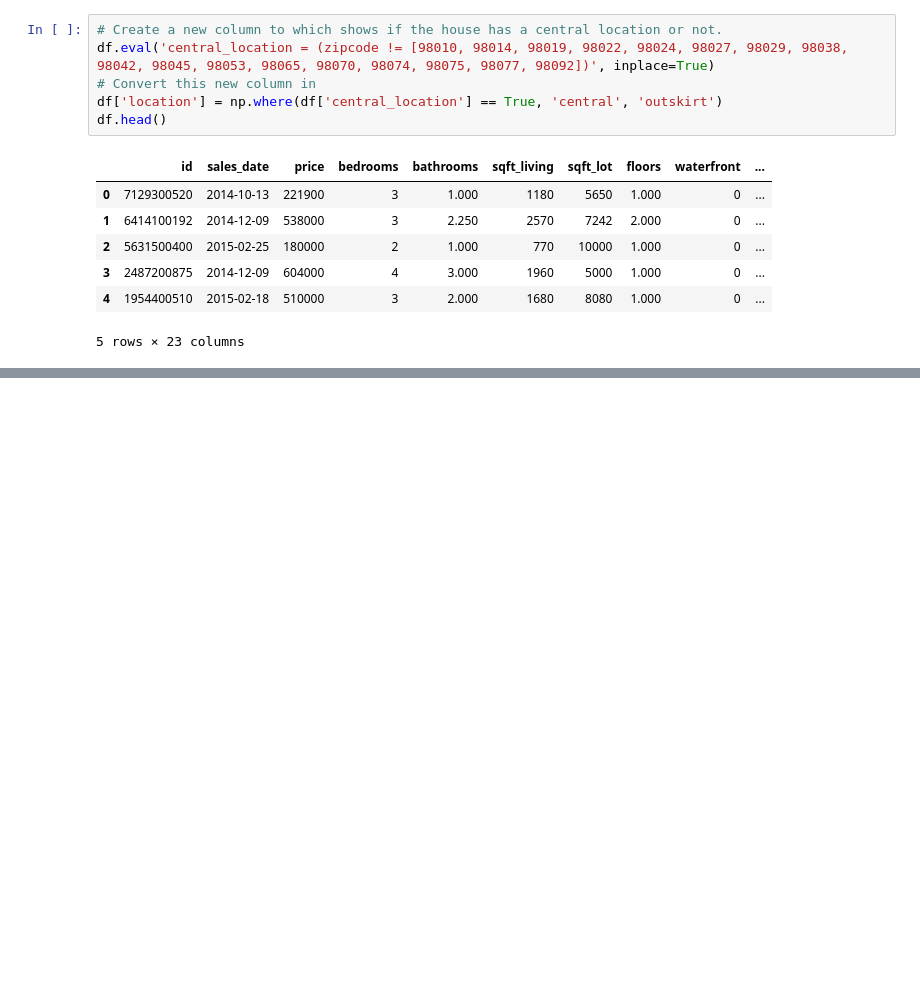
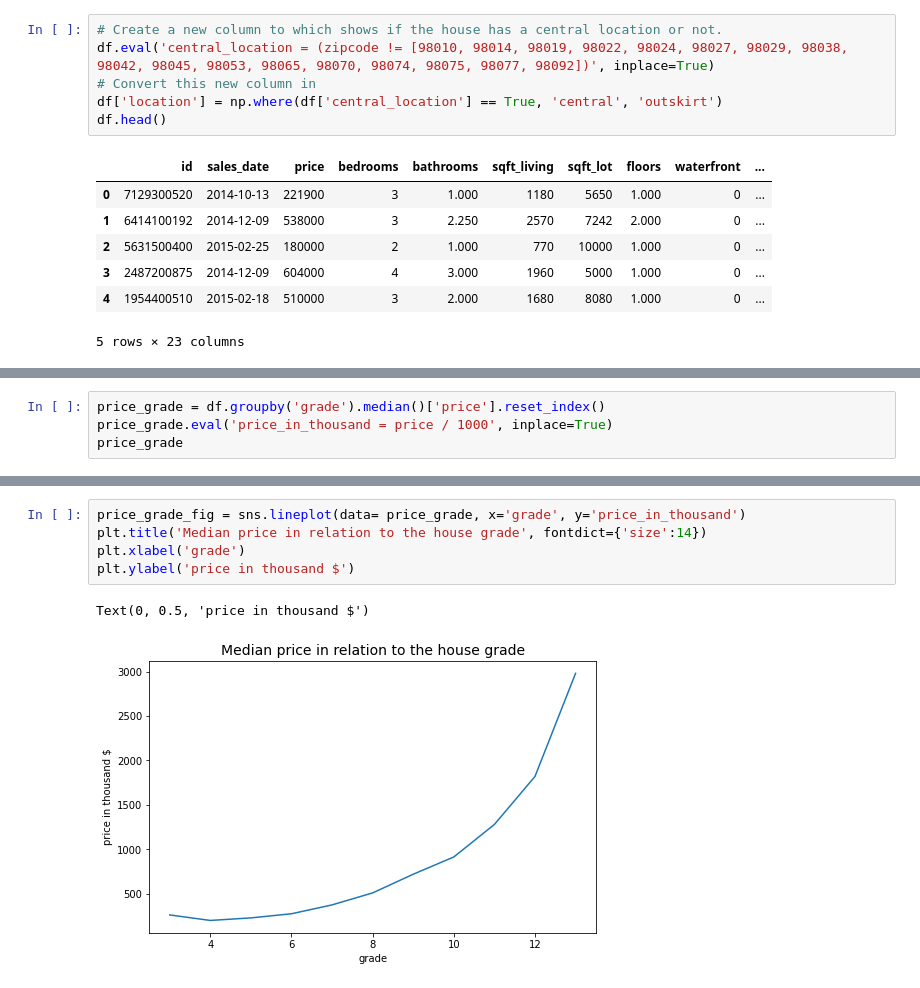
Before and after one commit to langer-net/first-eda-project, a Jupyter notebook: EDA.ipynb, the cells around one changed output, grey strips where cells are left out. Drawn from its saved outputs; the diff is of its cells as text; blank space fills up the shorter version.

```diff
--- a/EDA.ipynb
+++ b/EDA.ipynb
@@ -253,0 +324,4 @@ fig.show(config={'scrollZoom': False})
+# %%
+price_grade = df.groupby('grade').median()['price'].reset_index()
+price_grade.eval('price_in_thousand = price / 1000', inplace=True)
+price_grade
@@ -253,0 +347,8 @@ fig.show(config={'scrollZoom': False})
+# %%
+price_grade_fig = sns.lineplot(data= price_grade, x='grade', y='price_in_thousand')
+plt.title('Median price in relation to the house grade', fontdict={'size':14})
+plt.xlabel('grade')
+plt.ylabel('price in thousand $')
+# %% [output]
+Text(0, 0.5, 'price in thousand $')
+[figure, added]
```
Also changed, not shown: parts of 34 cells of this notebook, 6 other files.
